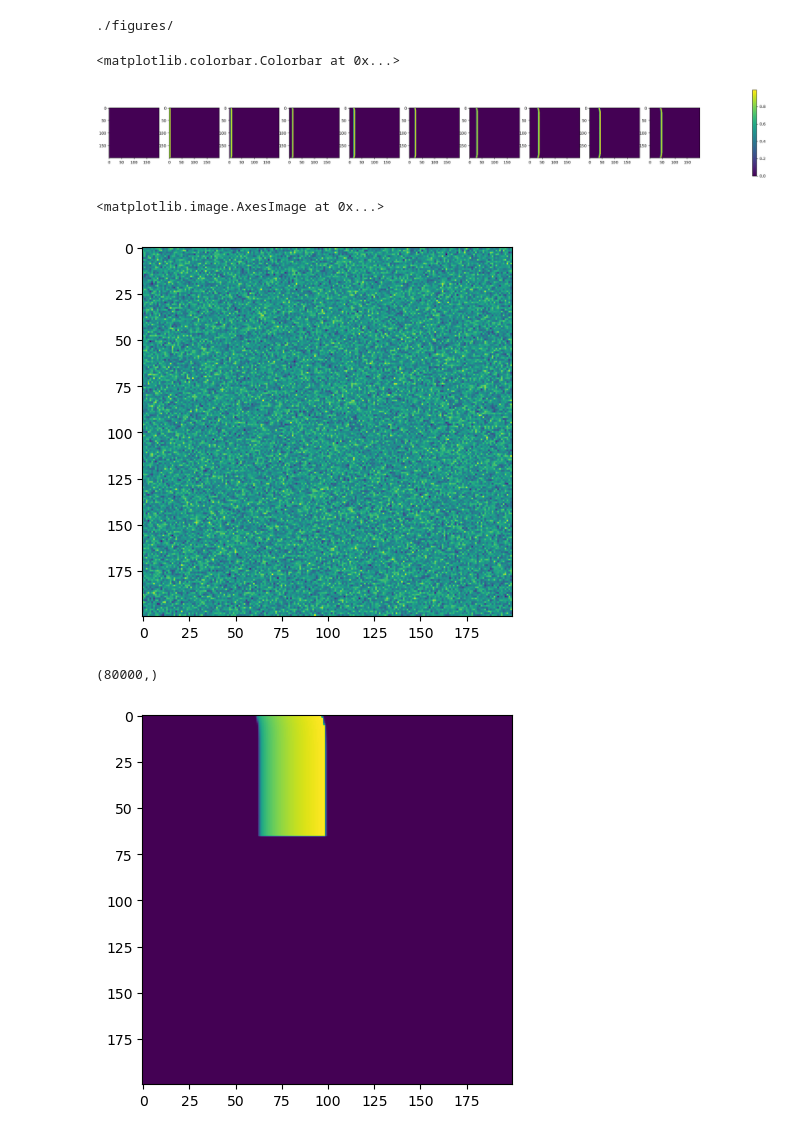
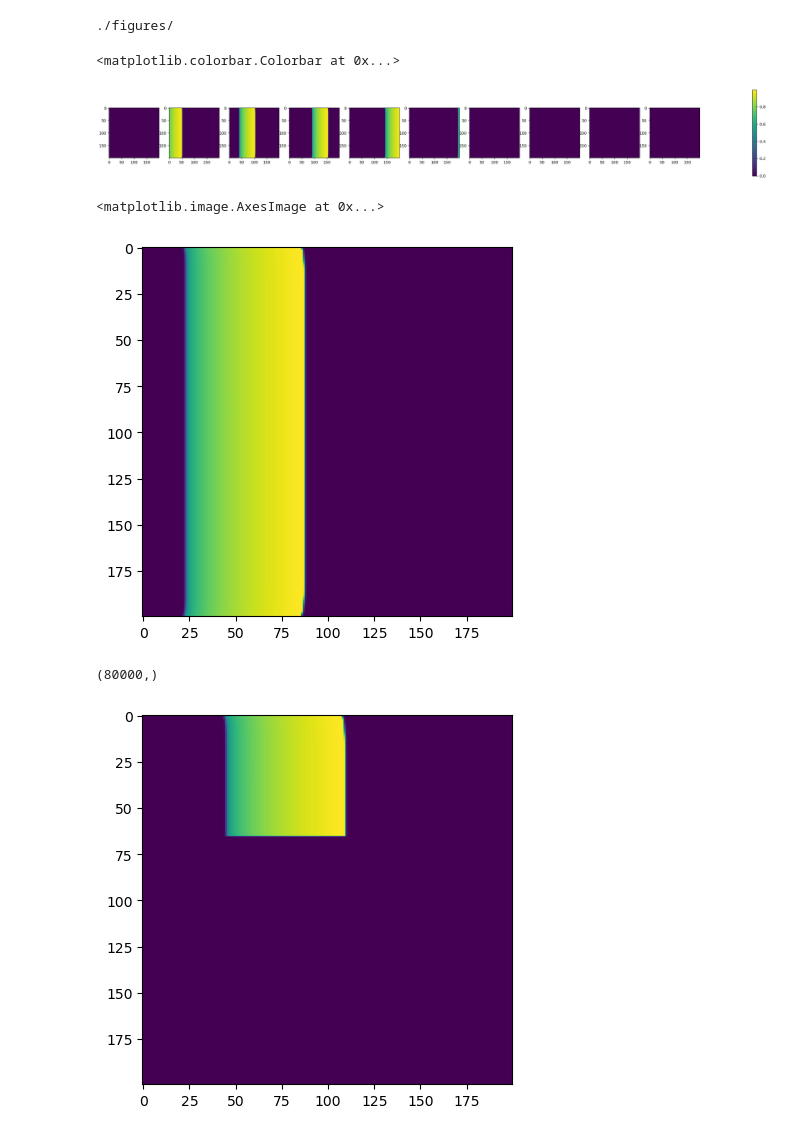
Before and after one commit to Priesemann-Group/perspective_heart_and_brain, a Jupyter notebook: notebooks_figures_paper/Aliev_Panfilov_2D_diffusion.ipynb, the cells around one changed output. Drawn from its saved outputs; the diff is of its cells as text; code cells hidden in the pictures.

Commit message:
New figures

```diff
--- a/notebooks_figures_paper/Aliev_Panfilov_2D_diffusion.ipynb
+++ b/notebooks_figures_paper/Aliev_Panfilov_2D_diffusion.ipynb
@@ -215,7 +215,7 @@ N=N_x*N_y
 L1, c1 = generate_laplacian(N_x,N_y,0, seed=1000, sparse_matrix=True)
 # %%
 #healthy heart simulation
-u_sol_health, v_sol_health = run_simulation(N=N, sigma=0.0001,L=L1, c1=c1,Du=0.008, mu1=0.01, key=random.PRNGKey(2),delta_t=0.1, total_time=1300, stimulus_time=1300,  Nconf=1300)
+u_sol_health, v_sol_health = run_simulation(N=N, sigma=0.0001,L=L1, c1=c1,Du=0.1, mu1=0.01, key=random.PRNGKey(2),delta_t=0.1, total_time=1300, stimulus_time=1300,  Nconf=1300)
 #Arrhythmia simulation
 #u_sol_health=u_sol_health.T
 # %%
@@ -228,14 +228,14 @@ axs[-1].axis('off')
 fig.colorbar(im, ax=axs[-1])
 # %% [output]
 <matplotlib.colorbar.Colorbar at 0x...>
-[figure, old version]
+[figure, new version]
 # %%
-plt.imshow(u_sol_health[400,:N].reshape(N_x,N_y))
+plt.imshow(u_sol_health[200,:N].reshape(N_x,N_y))
 # %% [output]
 <matplotlib.image.AxesImage at 0x...>
-[figure, old version]
+[figure, new version]
 # %%
-endstate=u_sol_health[400,:]
+endstate=u_sol_health[250,:]
 endu = endstate.reshape(N_x, N_y)
 
 initu = endu.at[N_y//3:, :].set(0)
@@ -247,7 +247,7 @@ y1=jnp.array(y1)
 print(y1.shape)
 # %% [output]
 (80000,)
-[figure, old version]
+[figure, new version]
 # %%
 #healthy heart simulation
 u_sol_health, v_sol_health = run_simulation(N=N, sigma=0.0001,L=L1,y0=y1, b=0.05, c1=c1,Du=0.3, mu1=0.01, key=random.PRNGKey(2),delta_t=0.1, total_time=5600, stimulus_time=800,  Nconf=5600)
```
Also changed, not shown: parts of 3 cells of this notebook, 2 other files.
